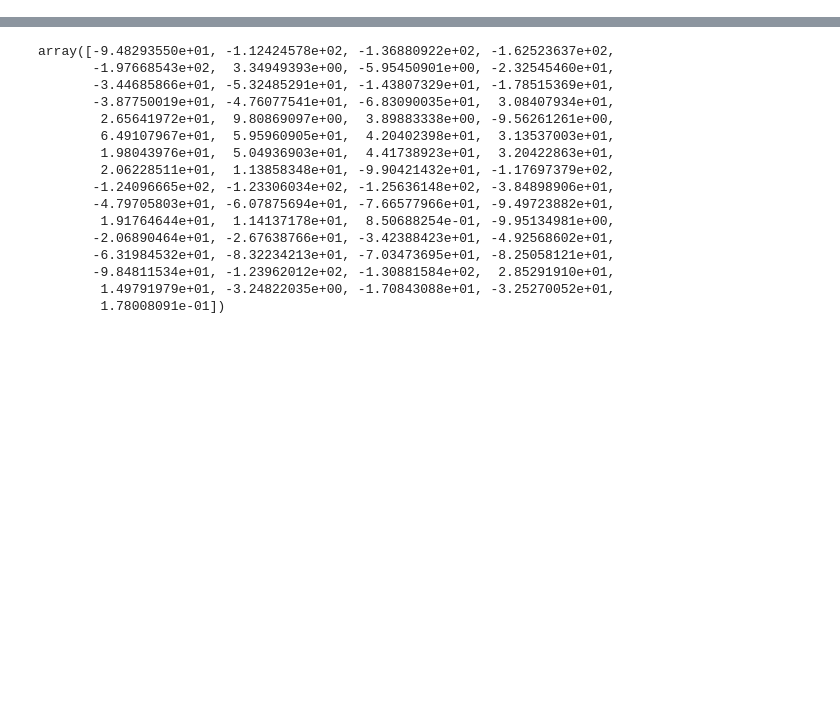
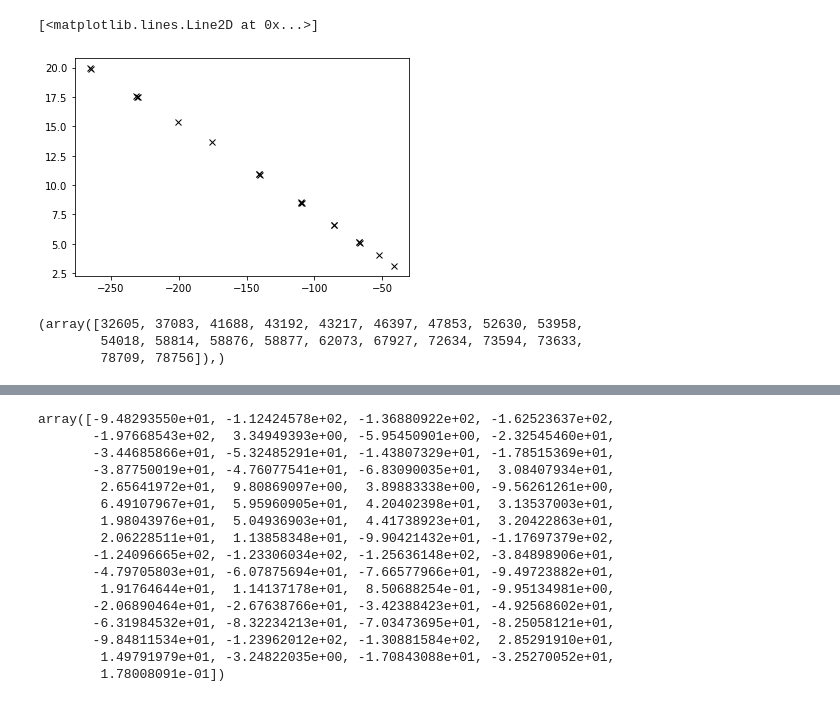
Before and after one commit to livaage/DDPG-for-tracking, a Jupyter notebook: Checks.ipynb, the cells around one changed output, grey strips where cells are left out. Saved outputs shown, nothing was run; the diff lists cells and outputs as text; code cells hidden in the pictures; blank space fills up the shorter version.

```diff
--- a/Checks.ipynb
+++ b/Checks.ipynb
@@ -6,0 +27,11 @@ event = pd.read_hdf('~/gnnfiles/data/ntuple_PU200_numEvent1000/ntuple_PU200_even
+# %%
+plt.plot(p.z, p.r, "kx")
+# %% [output]
+[<matplotlib.lines.Line2D at 0x...>]
+[figure, added]
+# %%
+np.where(event.particle_id.values == -17737)
+# %% [output]
+(array([32605, 37083, 41688, 43192, 43217, 46397, 47853, 52630, 53958,
+        54018, 58814, 58876, 58877, 62073, 67927, 72634, 73594, 73633,
+        78709, 78756]),)
```
Also changed, not shown: parts of 30 cells of this notebook, 11 other files.
